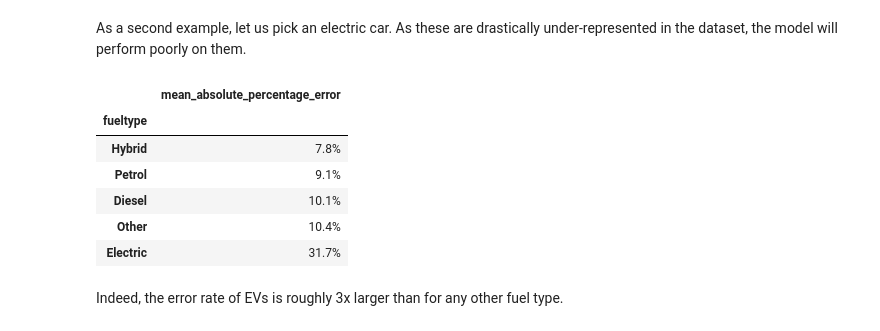
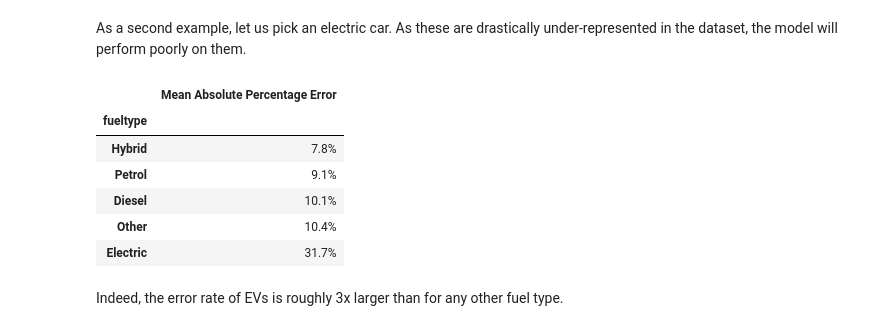
Before and after one commit to calyptis/LeafSim, a Jupyter notebook: notebooks/LeafSim.ipynb, the cells around one changed output. Drawn from its saved outputs; the diff is of its cells as text; code cells hidden in the pictures.

```diff
--- a/notebooks/LeafSim.ipynb
+++ b/notebooks/LeafSim.ipynb
@@ -585,17 +589,20 @@ As a second example, let us pick an electric car. As these are drastically under
 # %%
 # Test set error rate by fueltype
 (
     df_test.groupby(["fueltype"])
     .agg(mean_absolute_percentage_error=("absolute_percentage_error", "mean"))
     .sort_values(by="mean_absolute_percentage_error")
+    .rename(
+        columns={"mean_absolute_percentage_error": "Mean Absolute Percentage Error"}
+    )
     .style.format(
         {
-            "mean_absolute_percentage_error": lambda x: "{:.1f}%".format(x * 100),
+            "Mean Absolute Percentage Error": lambda x: "{:.1f}%".format(x * 100),
         }
     )
 )
 # %% [output]
-|  | mean_absolute_percentage_error |
+|  | Mean Absolute Percentage Error |
 | fueltype |  |
 | Hybrid | 7.8% |
 | Petrol | 9.1% |
```
Also changed, not shown: parts of 11 cells of this notebook.
